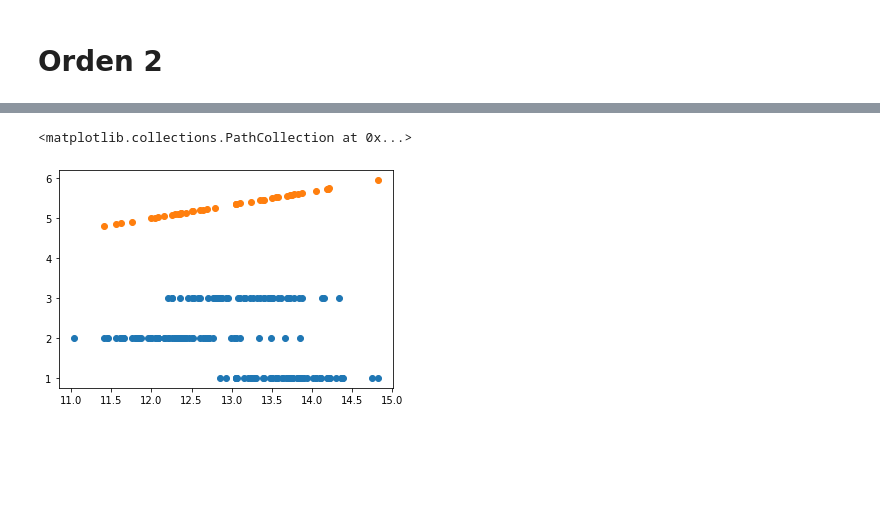
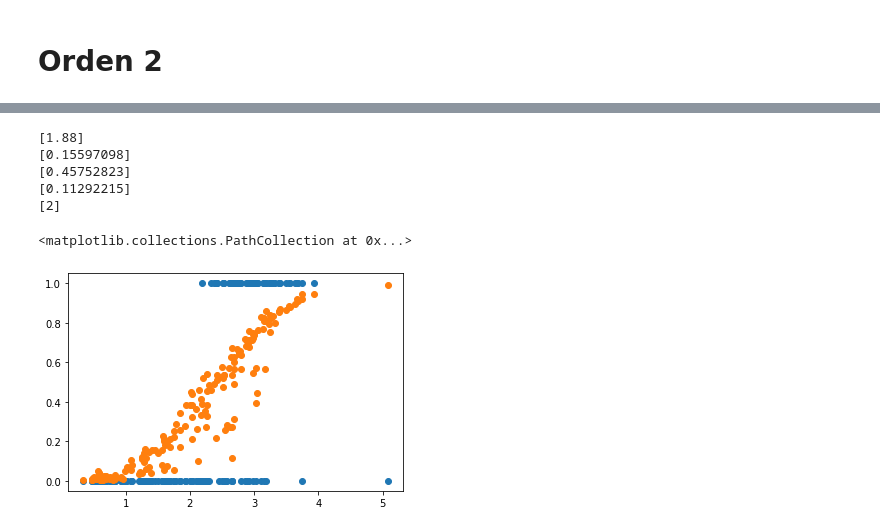
Before and after one commit to Suemy-AZ/Modulo_2, a Jupyter notebook: M2.ipynb, the cells around one changed output, grey strips where cells are left out. Drawn from its saved outputs; the diff is of its cells as text; code cells hidden in the pictures; blank space fills up the shorter version.

```diff
--- a/M2.ipynb
+++ b/M2.ipynb
@@ -172,23 +243,18 @@ print(y0)
 # %%
-#Definir variable x2 como la característica
-import numpy as np
-from sklearn.model_selection import train_test_split
-x2= df[["diluted"]].to_numpy()
+h2   = lambda x,x2,theta: 1/(1+e**(-(theta[0]+theta[1]*x+theta[2]*x2))) #Ecuación de hipótesis (orden 2)
+j2_i = lambda x,x2,y,theta: y*log(h2(x,x2,theta),e) + (1-y)*log(1-h2(x,x2,theta),e) #Función de costo
+
+theta12=orden2(x1_c1t_o2,x2_c1t_o2,y_c1t,[1,1,1],0.1,h2,j2_i)
+theta22=orden2(x1_c2t_o2,x2_c2t_o2,y_c2t,[1,1,1],0.1,h2,j2_i)
+theta32=orden2(x1_c3t_o2,x2_c3t_o2,y_c3t,[1,1,1],0.1,h2,j2_i)
+
+print("val1")
+validate2(x1_c1t_o2,x2_c1t_o2,y_c1t,x1_c1v_o2,x2_c1v_o2,y_c1v,theta12,j2_i)
 
 
-x_c1t, x_c1v, y_c1t, y_c1v = train_test_split(x,c1,random_state=0)
-x_c2t, x_c2v, y_c2t, y_c2v = train_test_split(x,c2,random_state=0)
-x_c3t, x_c3v, y_c3t, y_c3v = train_test_split(x,c3,random_state=0)
+print("val2")
+validate2(x1_c2t_o2,x2_c2t_o2,y_c2t,x1_c2v_o2,x2_c2v_o2,y_c2v,theta22,j2_i)
 
-from math import e
-h2= lambda x,x2,theta : theta[0]+theta[1]*x+ theta[2]*x2 #Definimos la ecuación de orden 2
-#h=lambda x, theta : 1/(1+e**(-(theta[0]+theta[1]*x)))
-j2_i = lambda x,x2,y,theta : (y-h2(x,x2,theta))**2 #Función de costo
 
-theta12=orden2(x_c1t,y_c1t,[1,1,1],0.0001,h2,j2_i)
-theta22=orden2(x_c2t,y_c2t,[1,1,1],0.0001,h2,j2_i)
-theta32=orden2(x_c3t,y_c3t,[1,1,1],0.0001,h2,j2_i)
-
-validate(x_c1t,y_c1t,x_c1v,y_c1v,)
-validate(x_c2t,y_c2t,x_c2v,y_c2v,)
-validate(x_c3t,y_c3t,x_c3v,y_c3v,)
+print("val3")
+validate2(x1_c3t_o2,x2_c3t_o2,y_c3t,x1_c3v_o2,x2_c3v_o2,y_c3v,theta32,j2_i)
@@ -195,7 +274,0 @@ validate(x_c3t,y_c3t,x_c3v,y_c3v,)
-# %%
-#Definir variable x2 como la característica
-import numpy as np
-from sklearn.model_selection import train_test_split
-x2= df[["diluted"]].to_numpy()
-
-x= np.concatenate((x, x2), axis=1)
@@ -257,7 +275,27 @@ print(theta)
+# %%
+x0=x[75]
+x02=x2[75]
+y0=y[75]
+
+
+print(x0)
+
+print(h2(x0,x02,theta12))
+print(h2(x0,x02,theta22))
+print(h2(x0,x02,theta32))
+
+print(y0)
+# %% [output]
+[1.88]
+[0.15597098]
+[0.45752823]
+[0.11292215]
+[2]
 # %%
 import matplotlib.pyplot as pt
 
-pt.scatter(x_test,h(x_test,theta))
+pt.scatter(x2,c1)
+pt.scatter(x2,h2(x,x2,theta12))
 # %% [output]
 <matplotlib.collections.PathCollection at 0x...>
-[figure, old version]
+[figure, new version]
```
Also changed, not shown: parts of 20 cells of this notebook.
